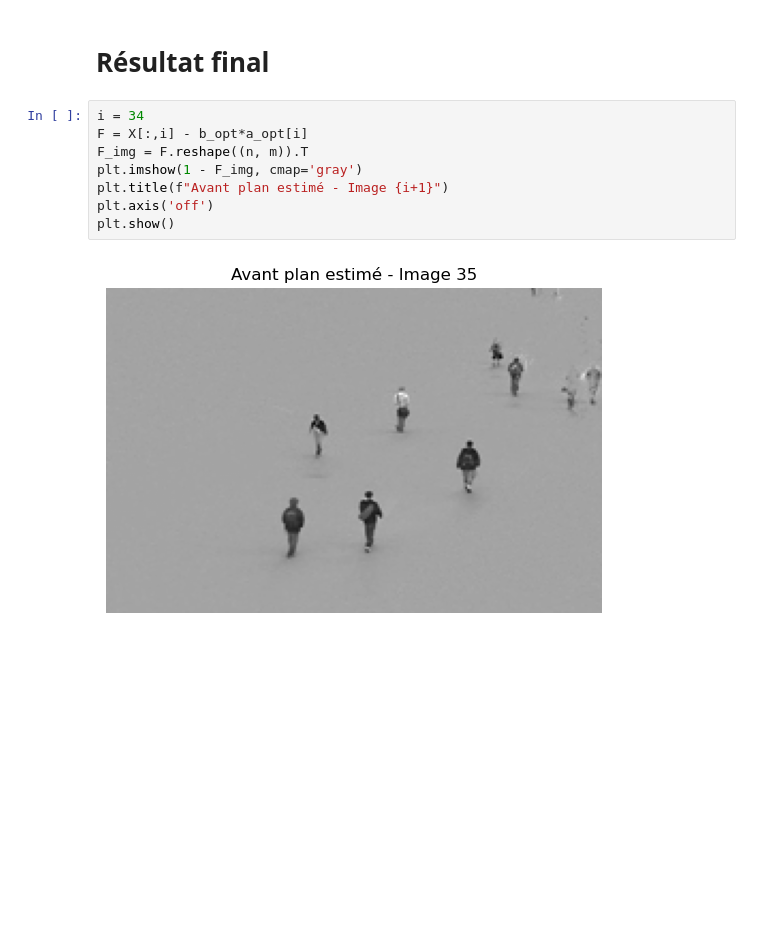
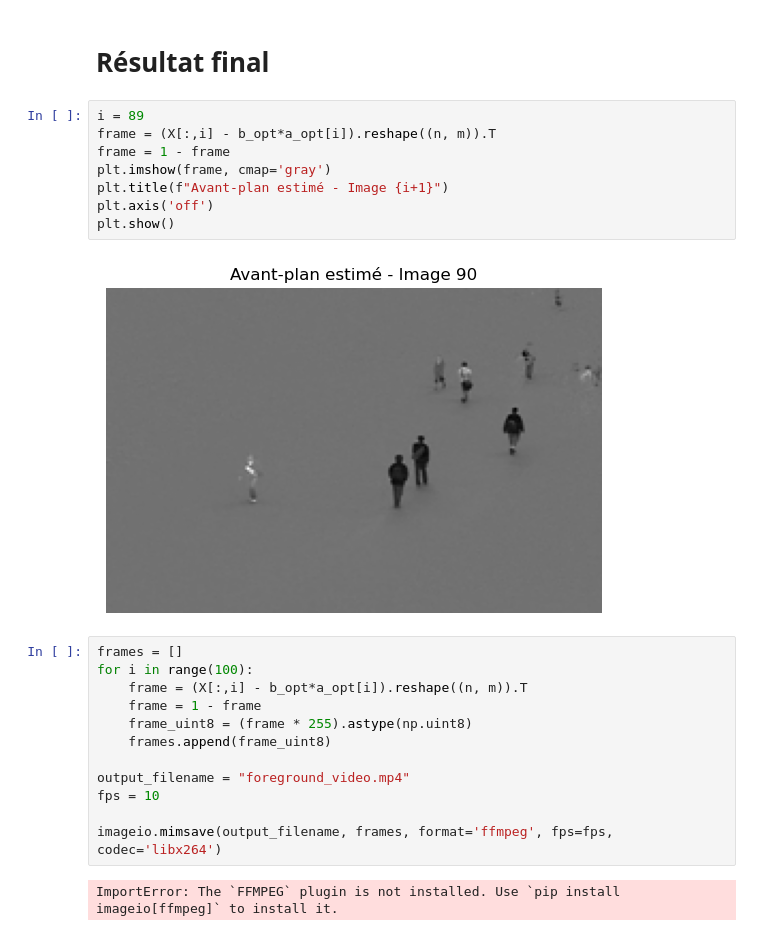
Before and after one commit to Rouxy42/Background-Removal-in-a-Video, a Jupyter notebook: codes/BackgroundRemoval.ipynb, the cells around one changed output. Saved outputs shown, nothing was run; the diff lists cells and outputs as text; blank space fills up the shorter version.

```diff
--- a/codes/BackgroundRemoval.ipynb
+++ b/codes/BackgroundRemoval.ipynb
@@ -280,13 +280,27 @@ print(a_opt)
  1. 1. 1. 1.]
 # %% [markdown]
 # Résultat final
+# %%
+i = 89
+frame = (X[:,i] - b_opt*a_opt[i]).reshape((n, m)).T
+frame = 1 - frame
+plt.imshow(frame, cmap='gray')
+plt.title(f"Avant-plan estimé - Image {i+1}")
+plt.axis('off')
+plt.show()
+# %% [output]
+[figure, added]
 # %%
-i = 34
-F = X[:,i] - b_opt*a_opt[i]
-F_img = F.reshape((n, m)).T
-plt.imshow(1 - F_img, cmap='gray')
-plt.title(f"Avant plan estimé - Image {i+1}")
-plt.axis('off')
-plt.show()
+frames = []
+for i in range(100):
+    frame = (X[:,i] - b_opt*a_opt[i]).reshape((n, m)).T
+    frame = 1 - frame
+    frame_uint8 = (frame * 255).astype(np.uint8)
+    frames.append(frame_uint8)
+
+output_filename = "foreground_video.mp4"
+fps = 10
+
+imageio.mimsave(output_filename, frames, format='ffmpeg', fps=fps, codec='libx264')
 # %% [output]
-[figure, removed]
+ImportError: The `FFMPEG` plugin is not installed. Use `pip install imageio[ffmpeg]` to install it.
```
